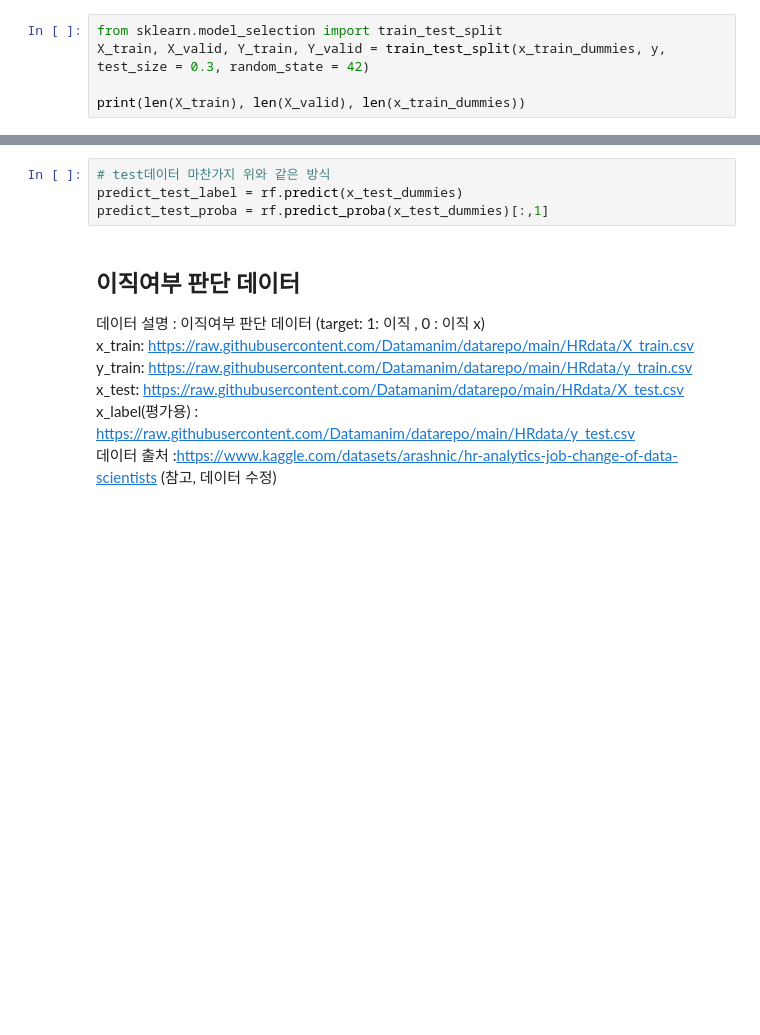
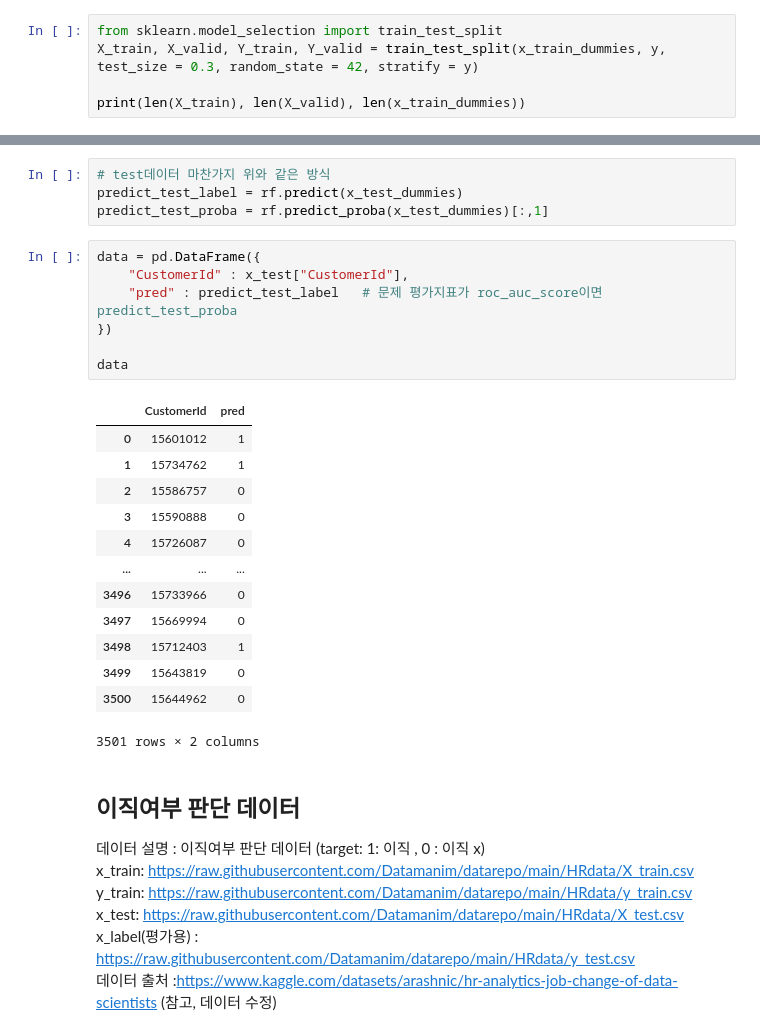
Before and after one commit to cms6090/Big-Data-Analysis, a Jupyter notebook: 2유형/데이터 마이닝.ipynb, the cells around one changed output, grey strips where cells are left out. Cells and saved outputs as stored; diff of their text form; blank space fills up the shorter version.

```diff
--- a/2유형/데이터 마이닝.ipynb
+++ b/2유형/데이터 마이닝.ipynb
@@ -101,7 +122,7 @@ display(x_train_dummies, x_test_dummies)
 3501 rows × 15 columns
 # %%
 from sklearn.model_selection import train_test_split
-X_train, X_valid, Y_train, Y_valid = train_test_split(x_train_dummies, y, test_size = 0.3, random_state = 42)
+X_train, X_valid, Y_train, Y_valid = train_test_split(x_train_dummies, y, test_size = 0.3, random_state = 42, stratify = y)
 
 print(len(X_train), len(X_valid), len(x_train_dummies))
 # %% [output]
@@ -171,6 +192,27 @@ valida auc : 0.843072723855034
 # test데이터 마찬가지 위와 같은 방식
 predict_test_label = rf.predict(x_test_dummies)
 predict_test_proba = rf.predict_proba(x_test_dummies)[:,1]
+# %%
+data = pd.DataFrame({
+    "CustomerId" : x_test["CustomerId"],
+    "pred" : predict_test_label   # 문제 평가지표가 roc_auc_score이면 predict_test_proba
+})
+
+data
+# %% [output]
+|  | CustomerId | pred |
+| 0 | 15601012 | 1 |
+| 1 | 15734762 | 1 |
+| 2 | 15586757 | 0 |
+| 3 | 15590888 | 0 |
+| 4 | 15726087 | 0 |
+| ... | ... | ... |
+| 3496 | 15733966 | 0 |
+| 3497 | 15669994 | 0 |
+| 3498 | 15712403 | 1 |
+| 3499 | 15643819 | 0 |
+| 3500 | 15644962 | 0 |
+3501 rows × 2 columns
 # %% [markdown]
 ## 이직여부 판단 데이터
 데이터 설명 : 이직여부 판단 데이터 (target: 1: 이직 , 0 : 이직 x)
```
Also changed, not shown: parts of 142 cells of this notebook.
